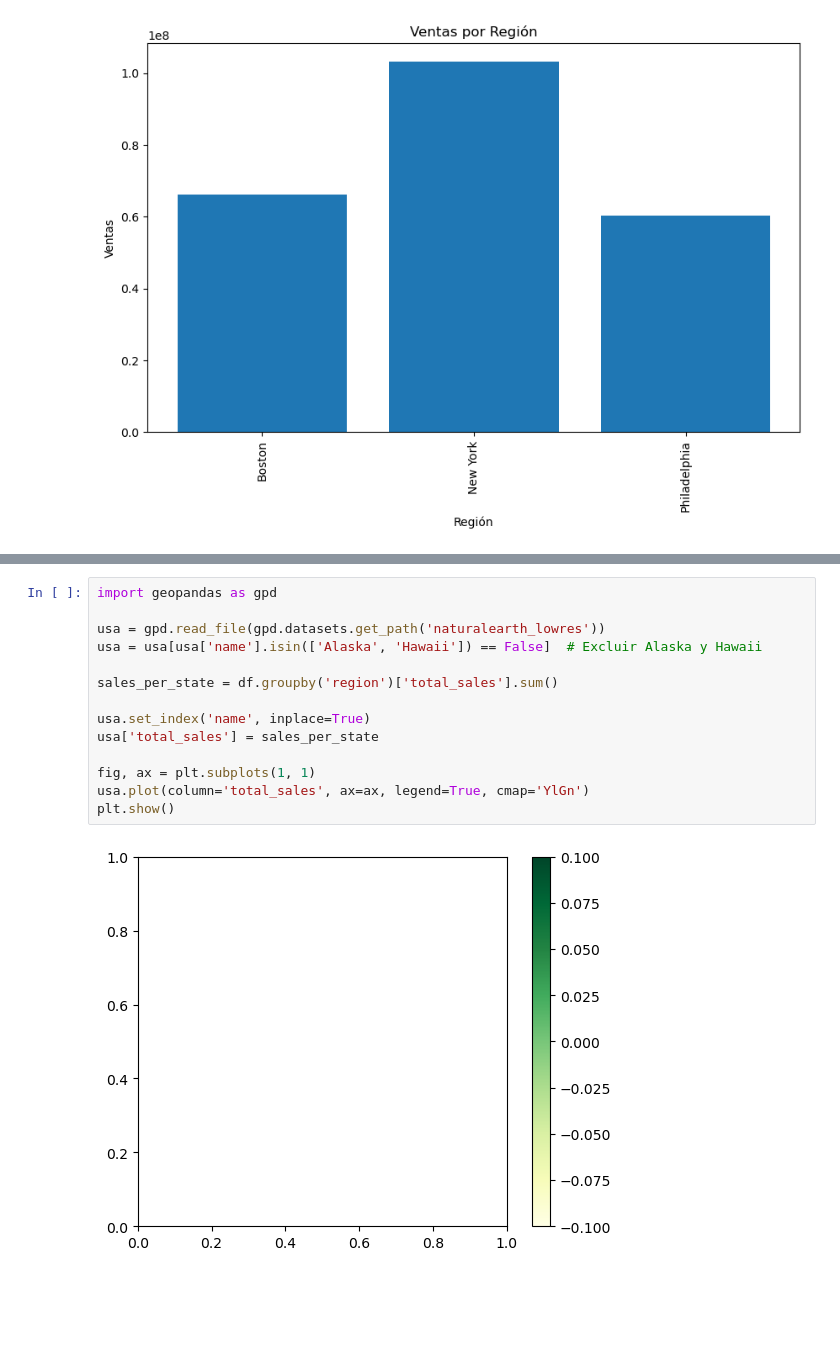
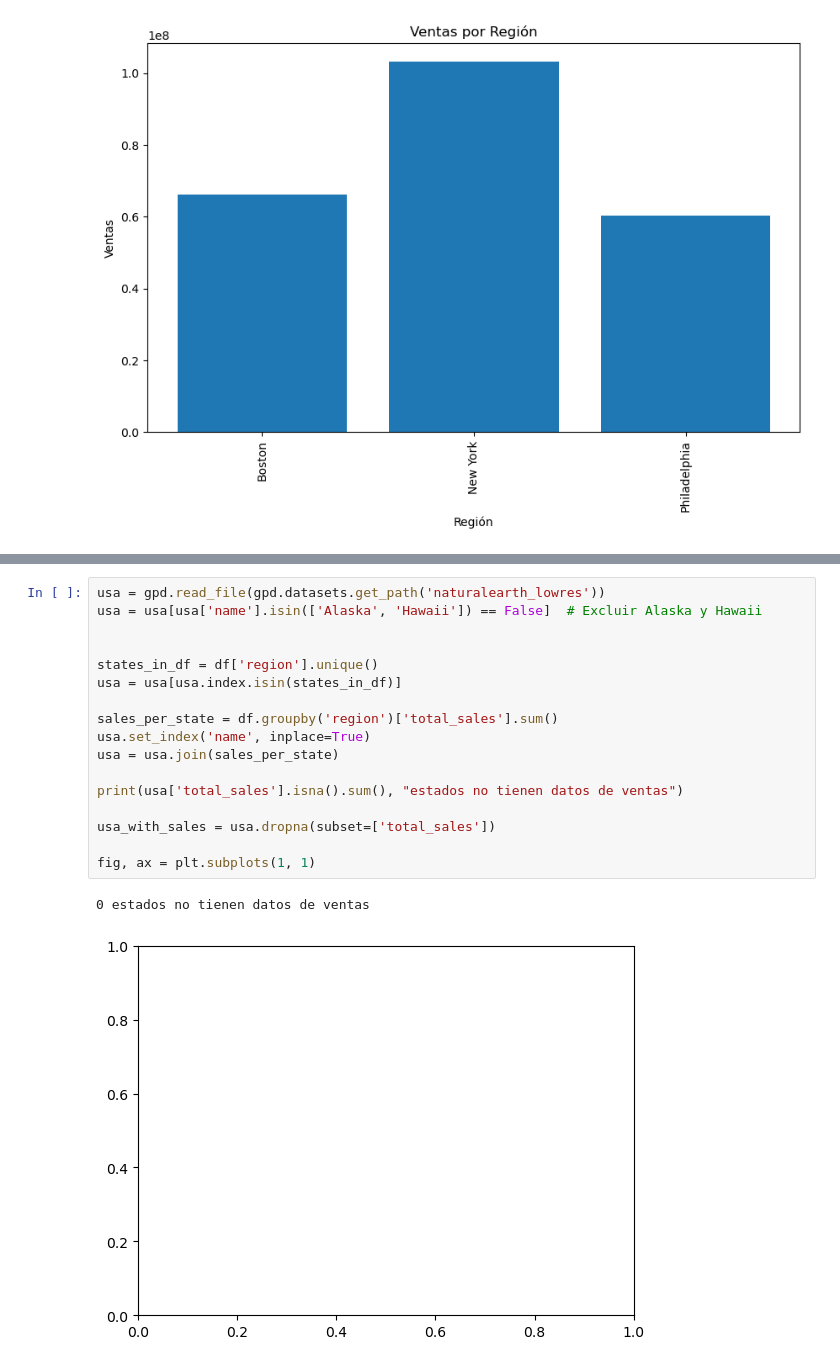
Before and after one commit to alitermat/capstone_retail_TFM, a Jupyter notebook: notebooks/EDA_general_aura.ipynb, the cells around one changed output, grey strips where cells are left out. Drawn from its saved outputs; the diff is of its cells as text; blank space fills up the shorter version.

```diff
--- a/notebooks/EDA_general_aura.ipynb
+++ b/notebooks/EDA_general_aura.ipynb
@@ -292,16 +319,20 @@ plt.show()
 # %%
-import geopandas as gpd
-
 usa = gpd.read_file(gpd.datasets.get_path('naturalearth_lowres'))
 usa = usa[usa['name'].isin(['Alaska', 'Hawaii']) == False]  # Excluir Alaska y Hawaii
 
+
+states_in_df = df['region'].unique()
+usa = usa[usa.index.isin(states_in_df)]
+
 sales_per_state = df.groupby('region')['total_sales'].sum()
+usa.set_index('name', inplace=True)
+usa = usa.join(sales_per_state)
 
-usa.set_index('name', inplace=True)
-usa['total_sales'] = sales_per_state
+print(usa['total_sales'].isna().sum(), "estados no tienen datos de ventas")
+
+usa_with_sales = usa.dropna(subset=['total_sales'])
 
 fig, ax = plt.subplots(1, 1)
-usa.plot(column='total_sales', ax=ax, legend=True, cmap='YlGn')
-plt.show()
 # %% [output]
+0 estados no tienen datos de ventas
-[figure, old version]
+[figure, new version]
```
Also changed, not shown: parts of 7 cells of this notebook, 1 other file.
